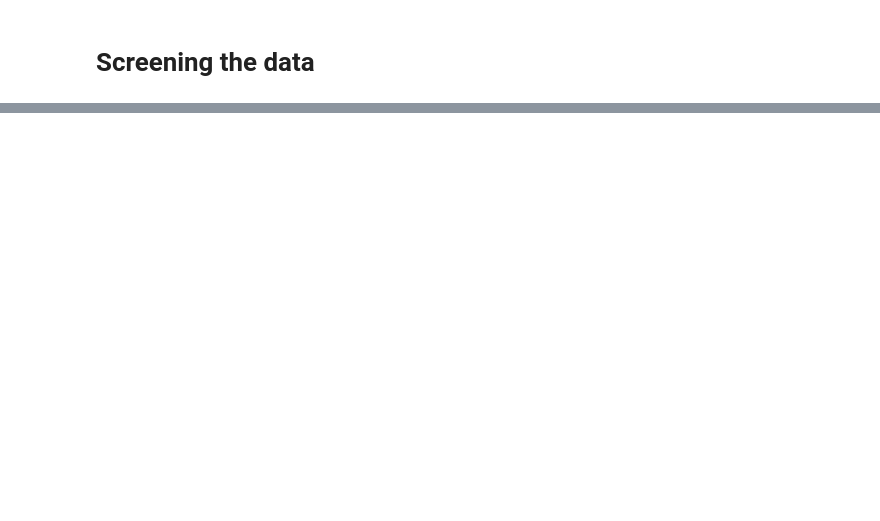
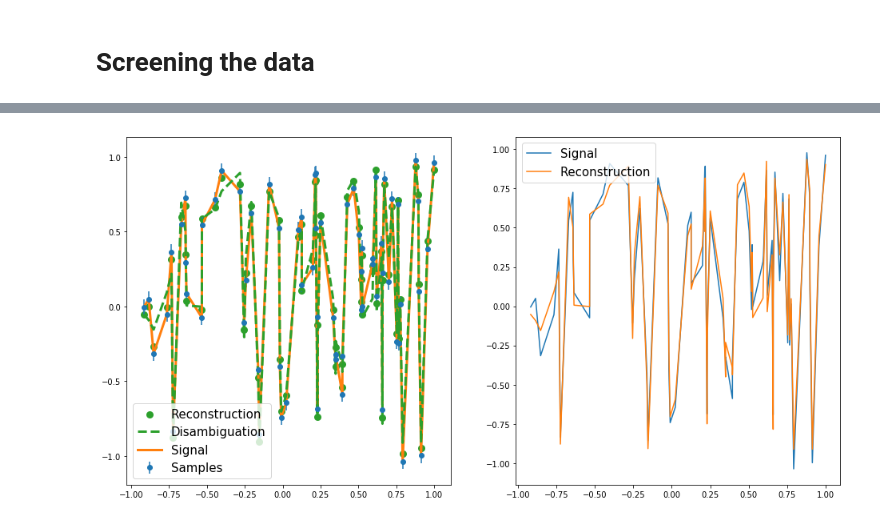
Before and after one commit to GregoireMialon/screening_samples, a Jupyter notebook: interval_regression.ipynb, the cells around one changed output, grey strips where cells are left out. Saved outputs shown, nothing was run; the diff lists cells and outputs as text; code cells hidden in the pictures; blank space fills up the shorter version.

```diff
--- a/interval_regression.ipynb
+++ b/interval_regression.ipynb
@@ -90,0 +104,5 @@ Time to test the entire dataset: 0.012259244918823242
+# %%
+method_screened = train_interval(X_screened, y_screened, mu, lmbda)
+y_predict_screened = method_screened(X)
+# %% [output]
+[figure, added]
```
Also changed, not shown: parts of 17 cells of this notebook, 4 other files.
